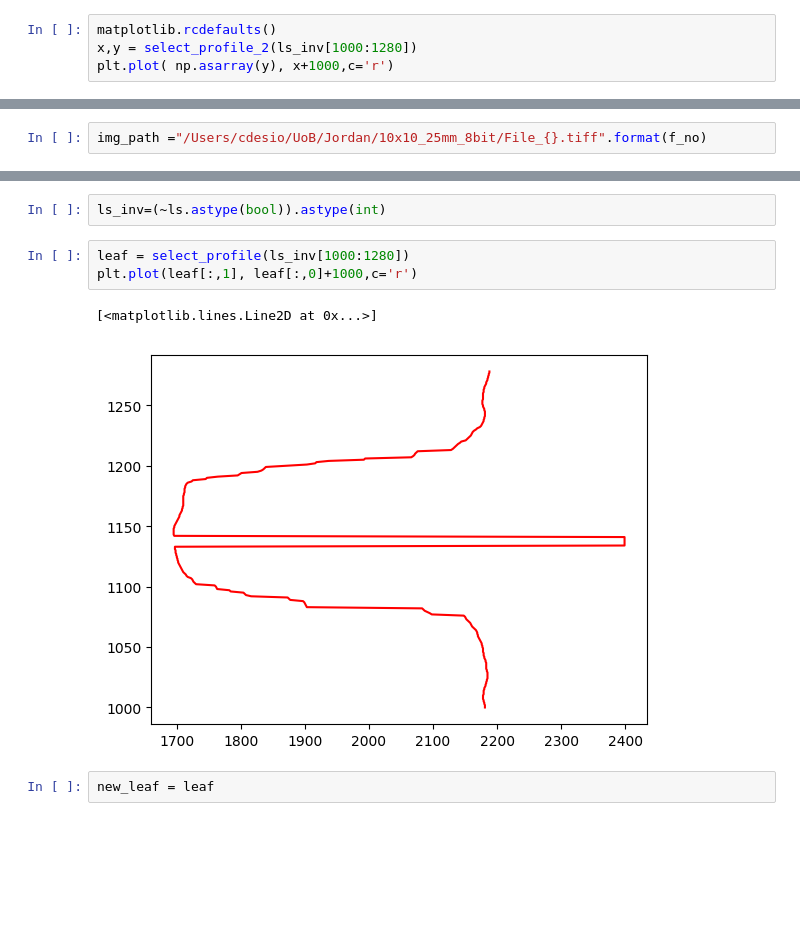
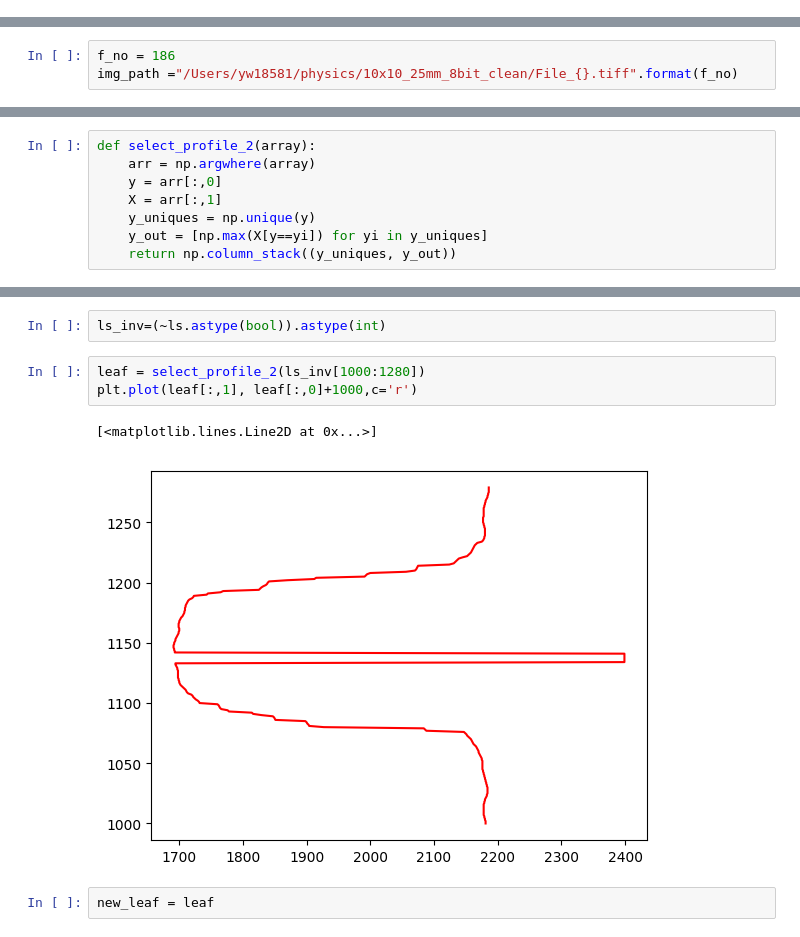
Before and after one commit to cdesio/leaf_reco, a Jupyter notebook: notebooks/Leaf_position_and_inv-different_approach-yw18581.ipynb, the cells around one changed output, grey strips where cells are left out. Saved outputs shown, nothing was run; the diff lists cells and outputs as text; blank space fills up the shorter version.

```diff
--- a/notebooks/Leaf_position_and_inv-different_approach-yw18581.ipynb
+++ b/notebooks/Leaf_position_and_inv-different_approach-yw18581.ipynb
@@ -101,4 +78,0 @@ print(leaf_position)
-# %%
-matplotlib.rcdefaults()
-x,y = select_profile_2(ls_inv[1000:1280])
-plt.plot( np.asarray(y), x+1000,c='r')
@@ -156,8 +115,17 @@ f_no = 186
 # %%
-img_path ="/Users/cdesio/UoB/Jordan/10x10_25mm_8bit/File_{}.tiff".format(f_no)
+f_no = 186
+img_path ="/Users/yw18581/physics/10x10_25mm_8bit_clean/File_{}.tiff".format(f_no)
 # %%
 image = imread(img_path)
 # %%
 ls= calculate_profile(image)
+# %%
+def select_profile_2(array):
+    arr = np.argwhere(array)
+    y = arr[:,0]
+    X = arr[:,1]
+    y_uniques = np.unique(y)
+    y_out = [np.max(X[y==yi]) for yi in y_uniques]
+    return np.column_stack((y_uniques, y_out))
 # %%
 matplotlib.rcdefaults()
@@ -169,11 +137,11 @@ plt.plot(leaf[:,1], leaf[:,0]+1000,c='r')
 # %%
 ls_inv=(~ls.astype(bool)).astype(int)
 # %%
-leaf = select_profile(ls_inv[1000:1280])
+leaf = select_profile_2(ls_inv[1000:1280])
 plt.plot(leaf[:,1], leaf[:,0]+1000,c='r')
 # %% [output]
 [<matplotlib.lines.Line2D at 0x...>]
-[figure, old version]
+[figure, new version]
 # %%
 new_leaf = leaf
 # %%
```
Also changed, not shown: parts of 16 cells of this notebook, 1 other file.
